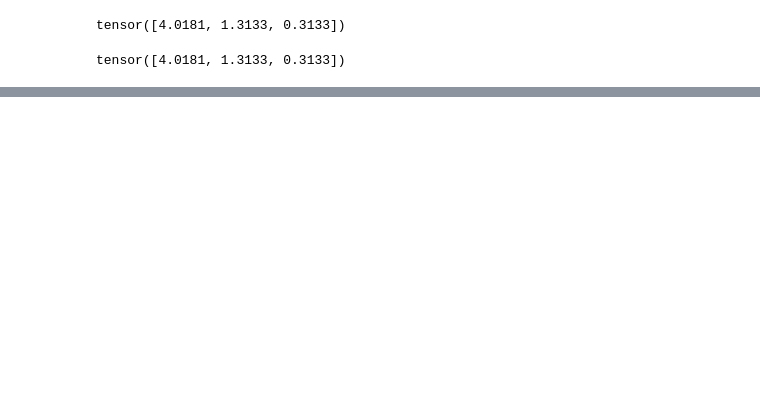
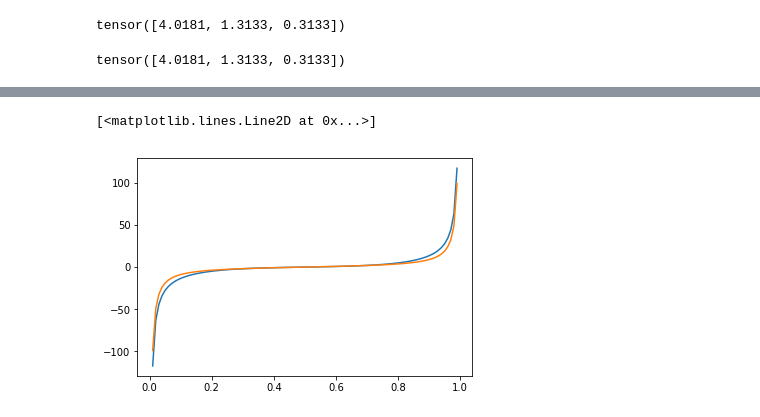
Before and after one commit to zhiyongchenGREAT/GREAT_ASV_system, a Jupyter notebook: train/debug/debug.ipynb, the cells around one changed output, grey strips where cells are left out. Drawn from its saved outputs; the diff is of its cells as text; code cells hidden in the pictures; blank space fills up the shorter version.

```diff
--- a/train/debug/debug.ipynb
+++ b/train/debug/debug.ipynb
@@ -325,0 +429,11 @@ SyntaxError: invalid syntax (<ipython-input-134-948fdc3a3e95>, line 1)
+# %%
+a = np.arange(0.01, 1., step=0.01)
+p_o_1 = a**5/(-a + 1) - 5*a**4*np.log(-a + 1) + 5*(-a + 1)**4*np.log(a) - (-a + 1)**5/a
+p_o_2 = 1/(-a + 1) - 1/a
+# %%
+plt.plot(a, p_o_1)
+plt.hold
+plt.plot(a, p_o_2)
+# %% [output]
+[<matplotlib.lines.Line2D at 0x...>]
+[figure, added]
```
Also changed, not shown: parts of 35 cells of this notebook, 46 other files.
